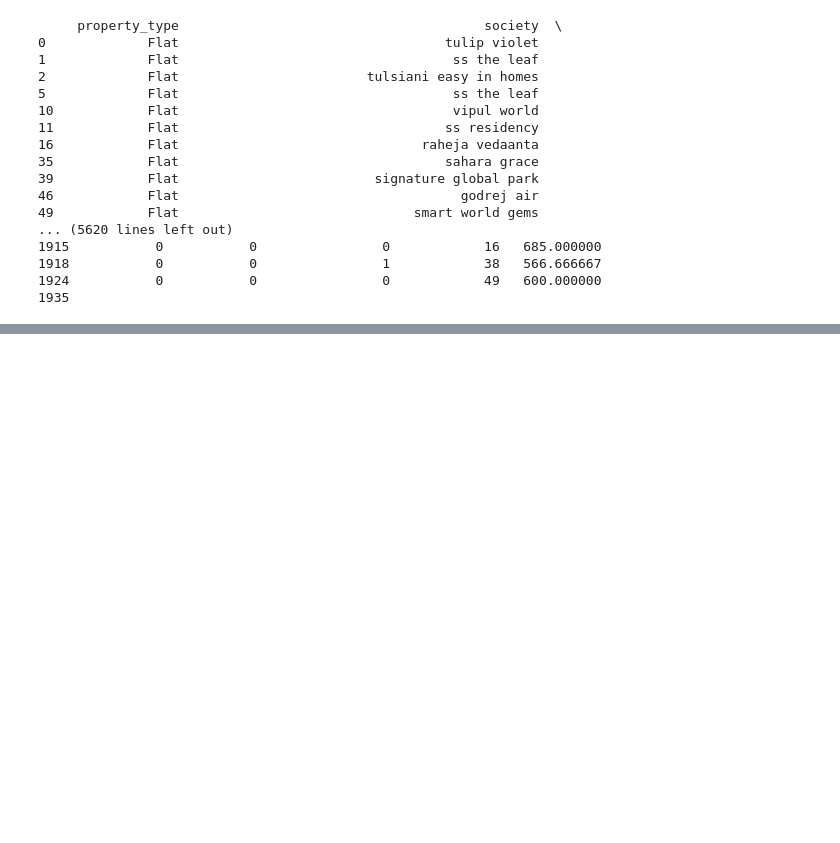
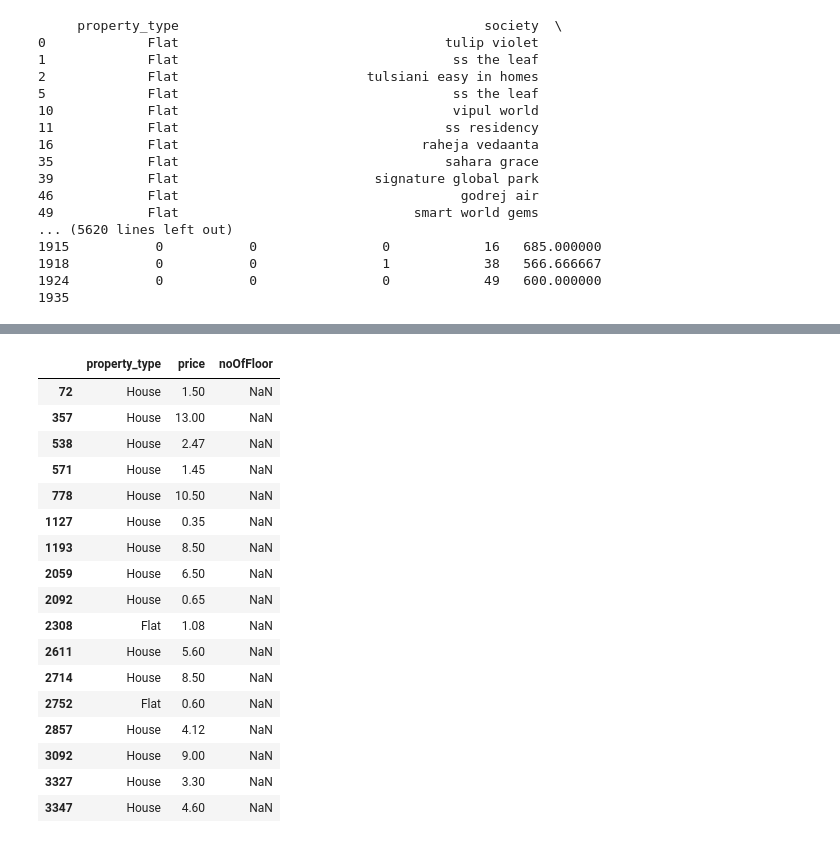
Before and after one commit to karansingh-chauhan/Real-Estate-Analysis, a Jupyter notebook: missing imputation/missingvalue.ipynb, the cells around one changed output, grey strips where cells are left out. Drawn from its saved outputs; the diff is of its cells as text; code cells hidden in the pictures; blank space fills up the shorter version.

```diff
--- a/missing imputation/missingvalue.ipynb
+++ b/missing imputation/missingvalue.ipynb
@@ -233,0 +293,21 @@ train_df.sample(4)
+# %%
+train_df[train_df['noOfFloor'].isnull()][['property_type','price','noOfFloor']]
+# %% [output]
+|  | property_type | price | noOfFloor |
+| 72 | House | 1.50 | NaN |
+| 357 | House | 13.00 | NaN |
+| 538 | House | 2.47 | NaN |
+| 571 | House | 1.45 | NaN |
+| 778 | House | 10.50 | NaN |
+| 1127 | House | 0.35 | NaN |
+| 1193 | House | 8.50 | NaN |
+| 2059 | House | 6.50 | NaN |
+| 2092 | House | 0.65 | NaN |
+| 2308 | Flat | 1.08 | NaN |
+| 2611 | House | 5.60 | NaN |
+| 2714 | House | 8.50 | NaN |
+| 2752 | Flat | 0.60 | NaN |
+| 2857 | House | 4.12 | NaN |
+| 3092 | House | 9.00 | NaN |
+| 3327 | House | 3.30 | NaN |
+| 3347 | House | 4.60 | NaN |
```
Also changed, not shown: parts of 33 cells of this notebook, 1 other file.
